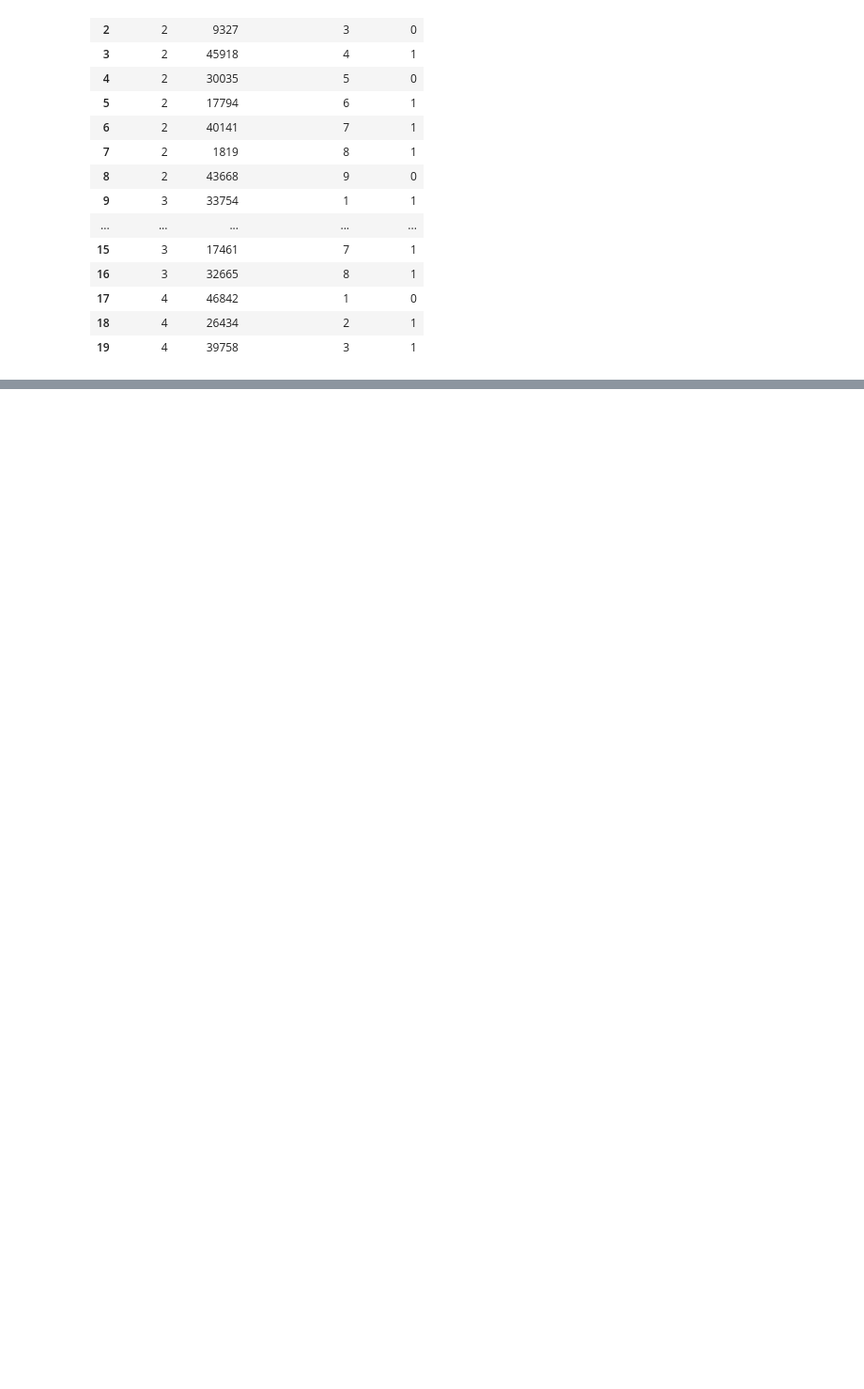
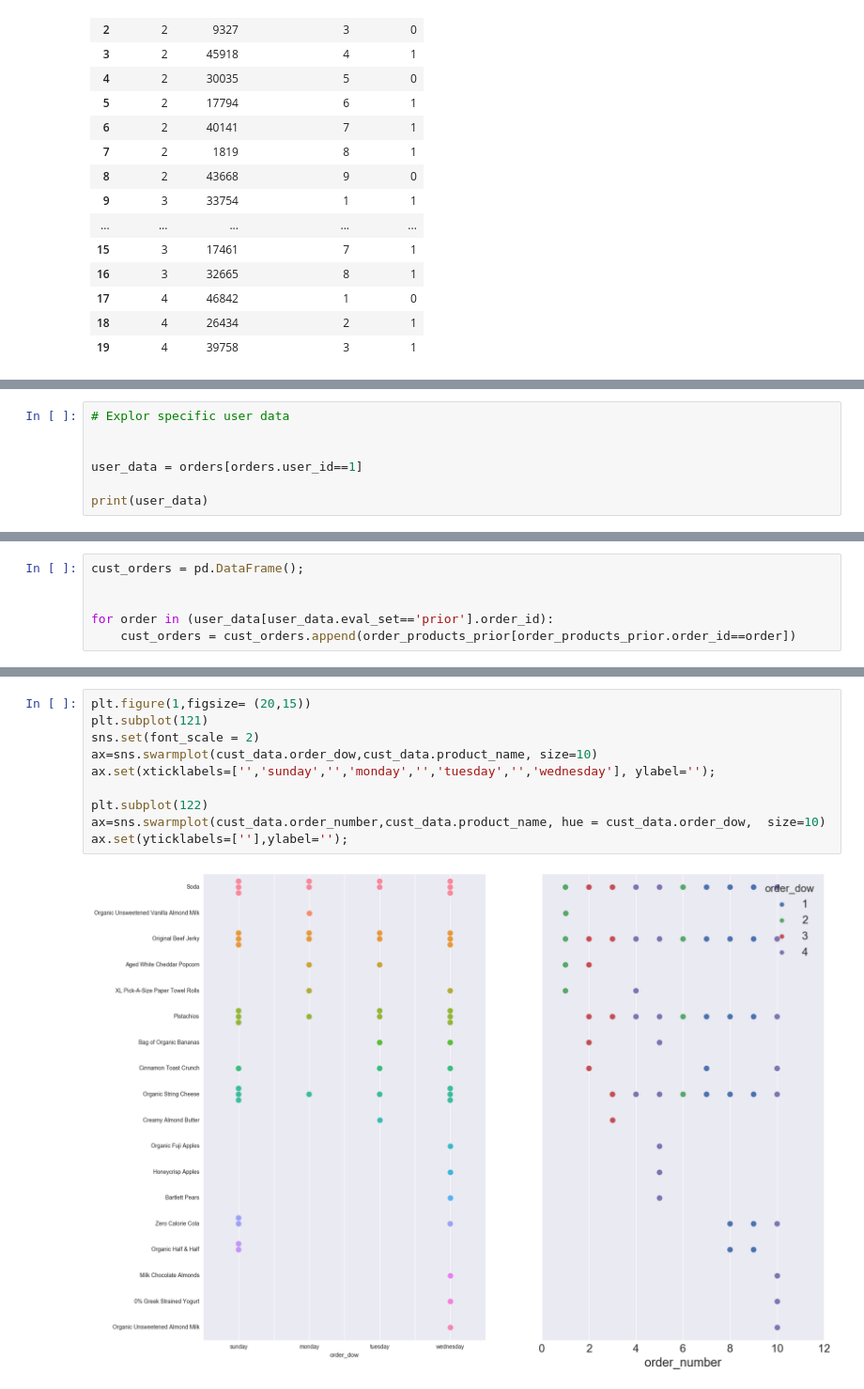
Before and after one commit to anishpillay2002/ML-Instacart-Kaggle, a Jupyter notebook: code.ipynb, the cells around one changed output, grey strips where cells are left out. Shown at 94% size. Cells and saved outputs as stored; diff of their text form; blank space fills up the shorter version.

```diff
--- a/code.ipynb
+++ b/code.ipynb
@@ -296,0 +306,7 @@ plt.barh(x,y, align='center')
+# %%
+# Explor specific user data
+
+
+user_data = orders[orders.user_id==1]
+
+print(user_data)
@@ -296,0 +331,6 @@ plt.barh(x,y, align='center')
+# %%
+cust_orders = pd.DataFrame();
+
+
+for order in (user_data[user_data.eval_set=='prior'].order_id):
+    cust_orders = cust_orders.append(order_products_prior[order_products_prior.order_id==order])
@@ -296,0 +396,12 @@ plt.barh(x,y, align='center')
+# %%
+plt.figure(1,figsize= (20,15))
+plt.subplot(121)
+sns.set(font_scale = 2)
+ax=sns.swarmplot(cust_data.order_dow,cust_data.product_name, size=10)
+ax.set(xticklabels=['','sunday','','monday','','tuesday','','wednesday'], ylabel='');
+
+plt.subplot(122)
+ax=sns.swarmplot(cust_data.order_number,cust_data.product_name, hue = cust_data.order_dow,  size=10)
+ax.set(yticklabels=[''],ylabel='');
+# %% [output]
+[figure, added]
```
Also changed, not shown: parts of 17 cells of this notebook.
